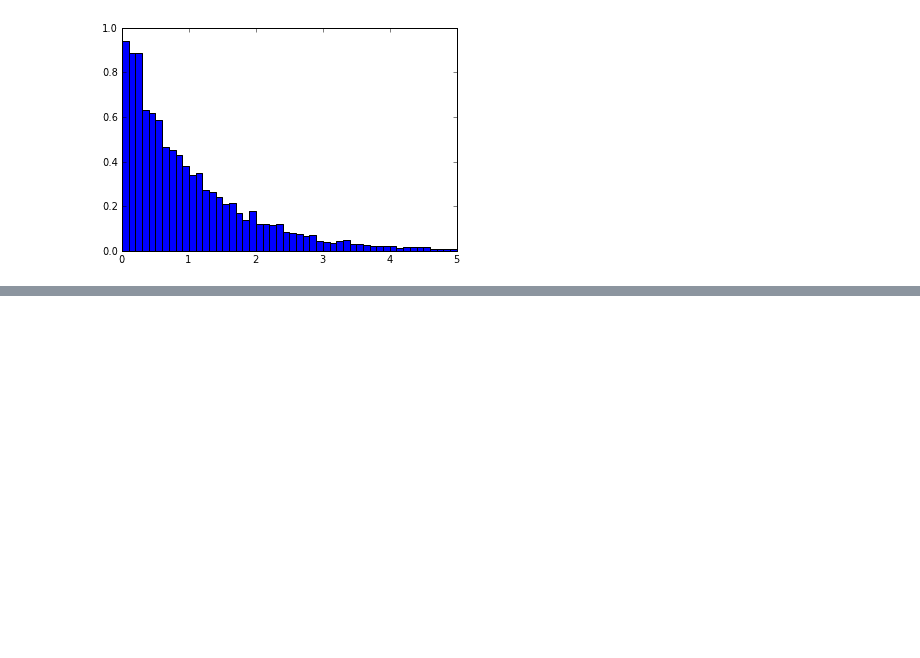
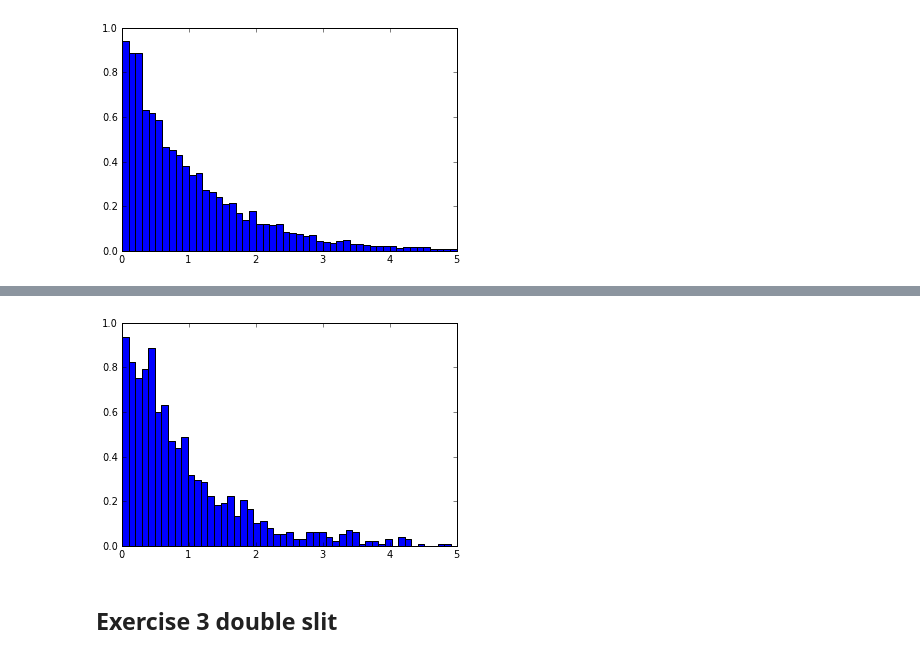
Before and after one commit to mmille60/PHYS202-SP2013, a Jupyter notebook: Week8/tuesday week7.ipynb, the cells around one changed output, grey strips where cells are left out. Saved outputs shown, nothing was run; the diff lists cells and outputs as text; code cells hidden in the pictures; blank space fills up the shorter version.

```diff
--- a/Week8/tuesday week7.ipynb
+++ b/Week8/tuesday week7.ipynb
@@ -121,0 +150,22 @@ hist(new,50,normed=True,label="Sampled Distribution")
+# %%
+def distribute1D(x,prob,N):
+    """takes any numerical distribution prob prob is an array, on the interval defined by the array x, and returns an array of N sampled values that are statistically the same as the input data"""
+    z=numpy.random.random_sample(N);
+    C=cumsum(prob)
+
+    a=sum(prob)
+    C=C/a
+    T=C.searchsorted(z)
+    new=x[T]
+    return new
+# %%
+L = arange(0.,5+.01,0.01)
+t=f(L)
+s=distribute1D(L,t,1000)
+hist(s,50,normed=True,label="Sampled Distribution")
+show()
+# %% [output]
+[figure, added]
+# %% [markdown]
+Exercise 3 double slit
+---
```
Also changed, not shown: parts of 8 cells of this notebook, 2 other files.
